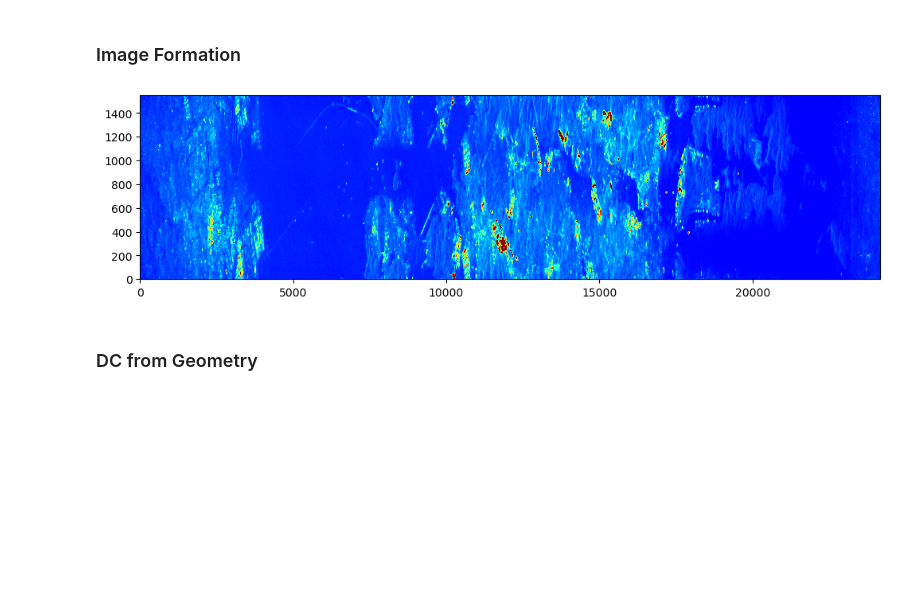
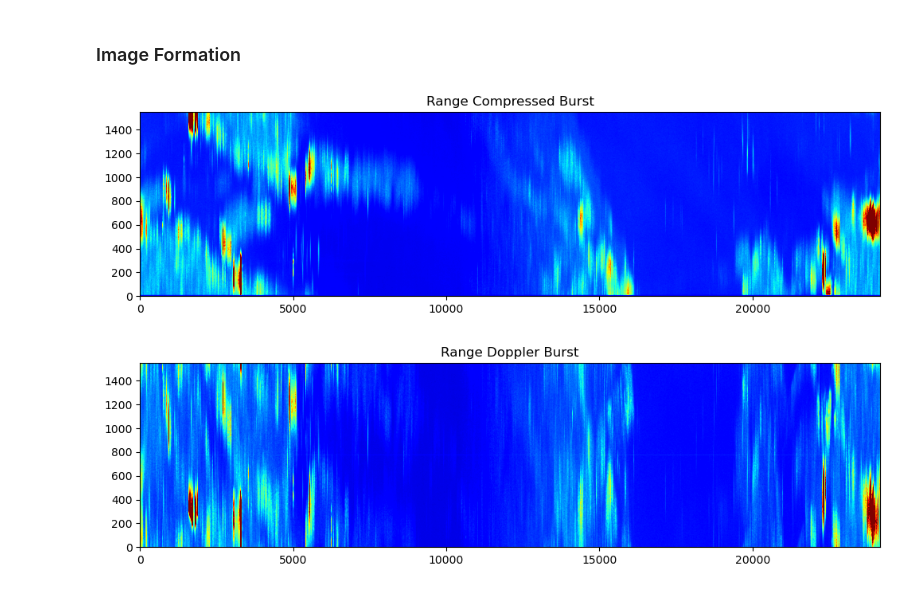
Before and after one commit to AndrewPlayer3/sar_processing, a Jupyter notebook: s1_level0/level_1.ipynb, the cells around one changed output. Cells and saved outputs as stored; diff of their text form; code cells hidden in the pictures; blank space fills up the shorter version.

```diff
--- a/s1_level0/level_1.ipynb
+++ b/s1_level0/level_1.ipynb
@@ -560,3 +619,9 @@ range_compressed = range_compress_burst(signals, replica_chirp, do_2d=True)
+# %%
+plot_signals(range_compressed, title='Range Compressed Burst')
+plot_signals(range_doppler, title='Range Doppler Burst')
+# %% [output]
+[figure, added]
+[figure, added]
 # %%
 slant_range_start, slant_range_end = get_slant_ranges(header)
 slant_ranges = np.linspace(slant_range_start, slant_range_end, num_rng)
@@ -568,6 +628,0 @@ azimuth_compressed = azimuth_compression(range_migrated, slant_ranges, rcmc_fact
-# %%
-plot_signals(azimuth_compressed, do_pop_out=False)
-# %% [output]
-[figure, removed]
-# %% [markdown]
-### DC from Geometry
```
Also changed, not shown: parts of 64 cells of this notebook.
